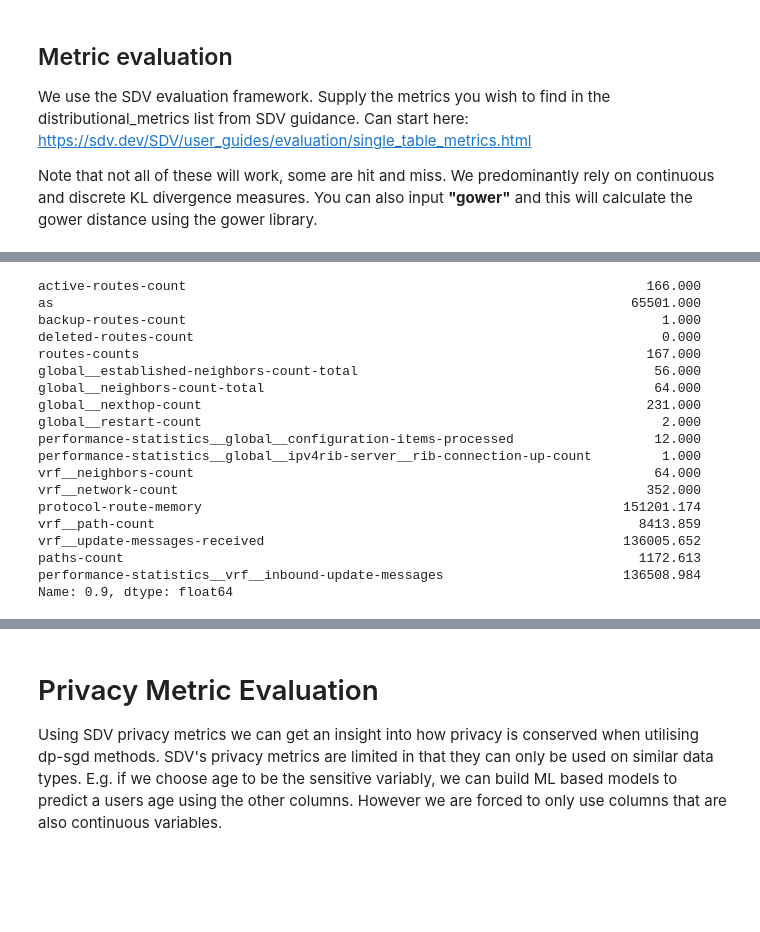
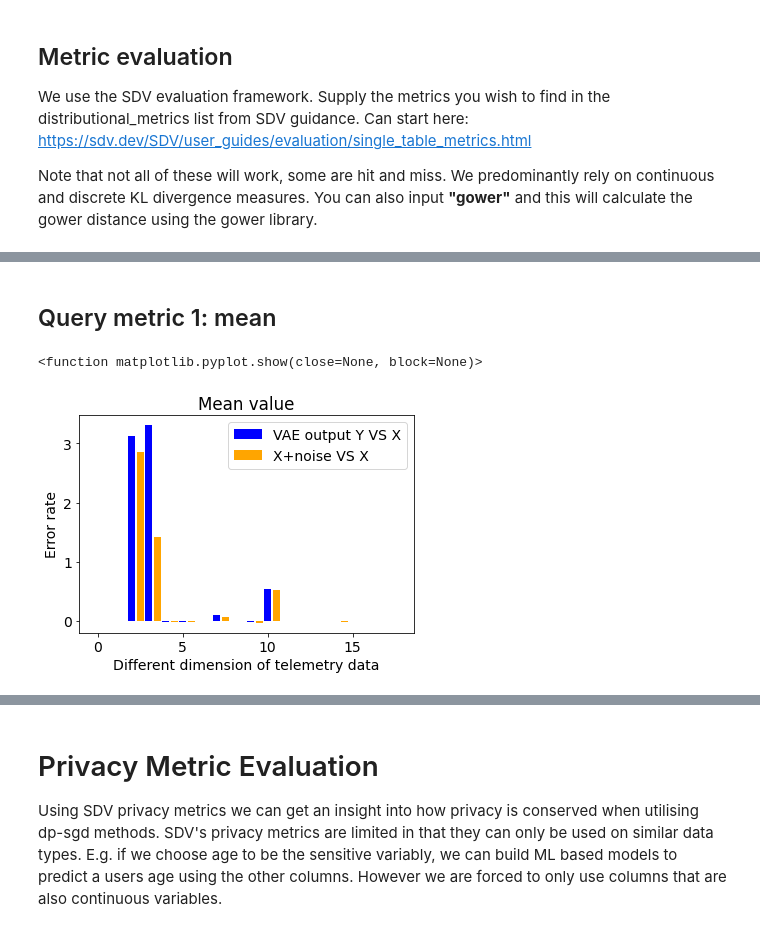
Before and after one commit to lesleychou/VAE_DP, a Jupyter notebook: Investigations/BGP_Notebook.ipynb, the cells around one changed output, grey strips where cells are left out. Cells and saved outputs as stored; diff of their text form; code cells hidden in the pictures; blank space fills up the shorter version.

Commit message:
add the model save, clean up the plotting part

```diff
--- a/Investigations/BGP_Notebook.ipynb
+++ b/Investigations/BGP_Notebook.ipynb
@@ -517,5 +525,8 @@ input_df
 # %%
-# synthetic_supp = synthetic_supp.drop('bandwidth', axis=1)
+import matplotlib.pyplot as plt
+plt.rcParams['font.size'] = 14
+pd.set_option("display.precision", 3)
 
-pd.set_option("display.precision", 3)
-synthetic_supp.mean()
+def cal_err_rate(synthetic_data, real_data):
+    err_rate = (synthetic_data - real_data)/real_data
+    return err_rate
@@ -542,22 +532,0 @@ dtype: float64
-# %%
-synthetic_supp.quantile(0.9)
-# %% [output]
-active-routes-count                                                           166.000
-as                                                                          65501.000
-backup-routes-count                                                             1.000
-deleted-routes-count                                                            0.000
-routes-counts                                                                 167.000
-global__established-neighbors-count-total                                      56.000
-global__neighbors-count-total                                                  64.000
-global__nexthop-count                                                         231.000
-global__restart-count                                                           2.000
-performance-statistics__global__configuration-items-processed                  12.000
-performance-statistics__global__ipv4rib-server__rib-connection-up-count         1.000
-vrf__neighbors-count                                                           64.000
-vrf__network-count                                                            352.000
-protocol-route-memory                                                      151201.174
-vrf__path-count                                                              8413.859
-vrf__update-messages-received                                              136005.652
-paths-count                                                                  1172.613
-performance-statistics__vrf__inbound-update-messages                       136508.984
-Name: 0.9, dtype: float64
@@ -574,16 +533,23 @@ noise_diff_list = input_df.mean() - noisy_tmp_df.mean()
+# %% [markdown]
+## Query metric 1: mean
 # %%
-import matplotlib.pyplot as plt
-plt.rcParams['font.size'] = 14
+vae_generation_mean = cal_err_rate(synthetic_supp.mean(), input_df.mean())
+noise_mean = cal_err_rate(noisy_tmp_df.mean(), input_df.mean())
+
 x = [i for i in range(18)]
-x1 = [i+1.5 for i in range(18)]
+x1 = [i+0.5 for i in range(18)]
 
 fig = plt.figure()
 ax = fig.add_subplot(111)
-ax.bar(x, vae_generation_diff_list, width=0.4, color='blue', label='VAE output Y compared with X')
-ax.bar(x1, noise_diff_list, width=0.4, color='orange', label='X+noise compared with X')
+ax.bar(x, vae_generation_mean, width=0.4, color='blue', label='VAE output Y VS X')
+ax.bar(x1, noise_mean, width=0.4, color='orange', label='X+noise VS X')
 
 plt.legend()
-plt.ylabel('Real - Synthetic')
+plt.ylabel('Error rate')
+# plt.ylim(0, 4)
 plt.xlabel( 'Different dimension of telemetry data' )
 plt.title('Mean value')
 plt.show
+# %% [output]
+<function matplotlib.pyplot.show(close=None, block=None)>
+[figure, added]
```
Also changed, not shown: parts of 21 cells of this notebook.
